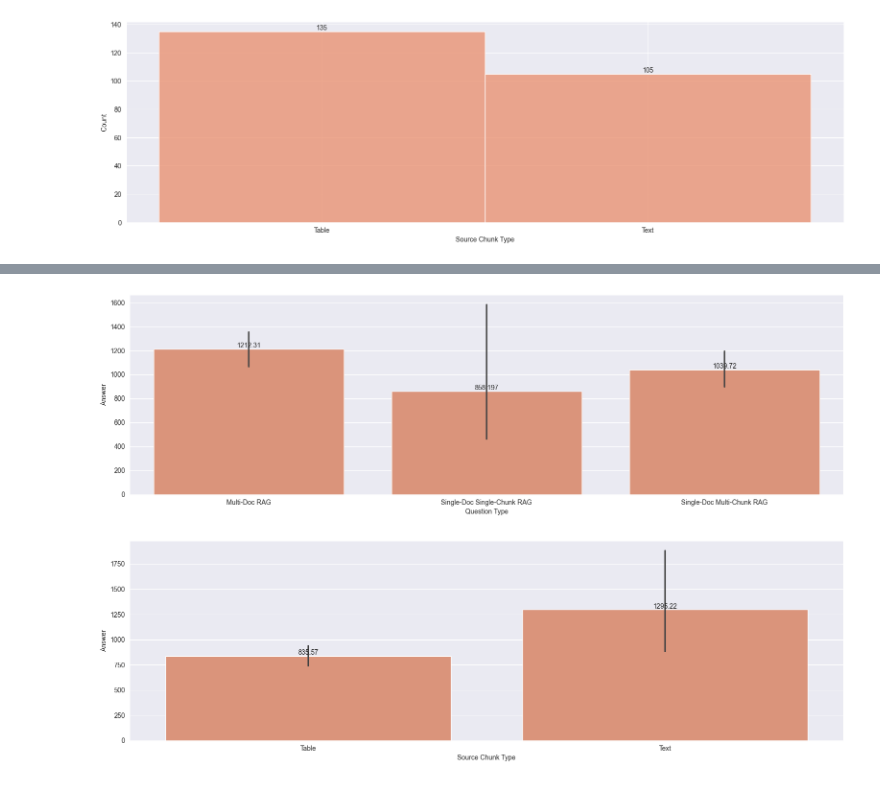
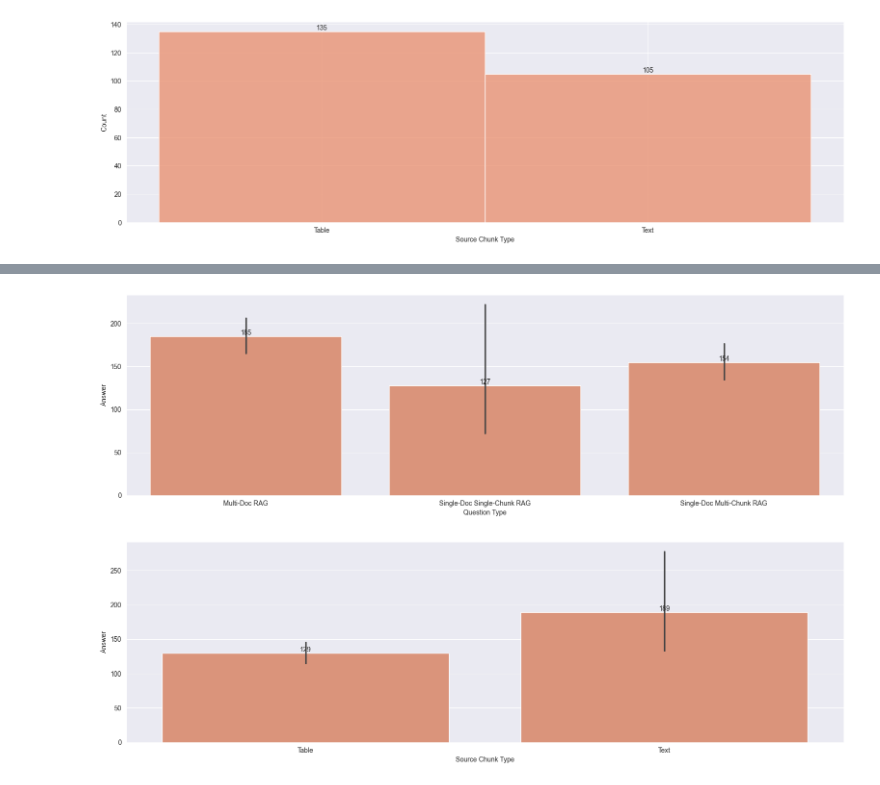
Before and after one commit to sixamsunriseee/rag-form10q, a Jupyter notebook: notebooks/eda_questions.ipynb, the cells around one changed output, grey strips where cells are left out. Drawn from its saved outputs; the diff is of its cells as text; code cells hidden in the pictures.

```diff
--- a/notebooks/eda_questions.ipynb
+++ b/notebooks/eda_questions.ipynb
@@ -76,12 +93,12 @@ Max character counts: 23792
 # %%
-def plot_answer_len_from_provided_types():
+def plot_answer_word_count_by_features():
     for col in ['Question Type', 'Source Chunk Type']:
-        ax = sns.barplot(x=df_answers[col], y=df_answers['Answer'].str.len())
-        ax.bar_label(ax.containers[0])
+        ax = sns.barplot(x=df_answers[col], y=df_answers['Answer'].str.split().apply(len))
+        ax.bar_label(ax.containers[0], fmt='%d')
 
         plt.show()
 
-plot_answer_len_from_provided_types()
+plot_answer_word_count_by_features()
 # %% [output]
-[figure, old version]
+[figure, new version]
-[figure, old version]
+[figure, new version]
```
Also changed, not shown: parts of 3 cells of this notebook.
